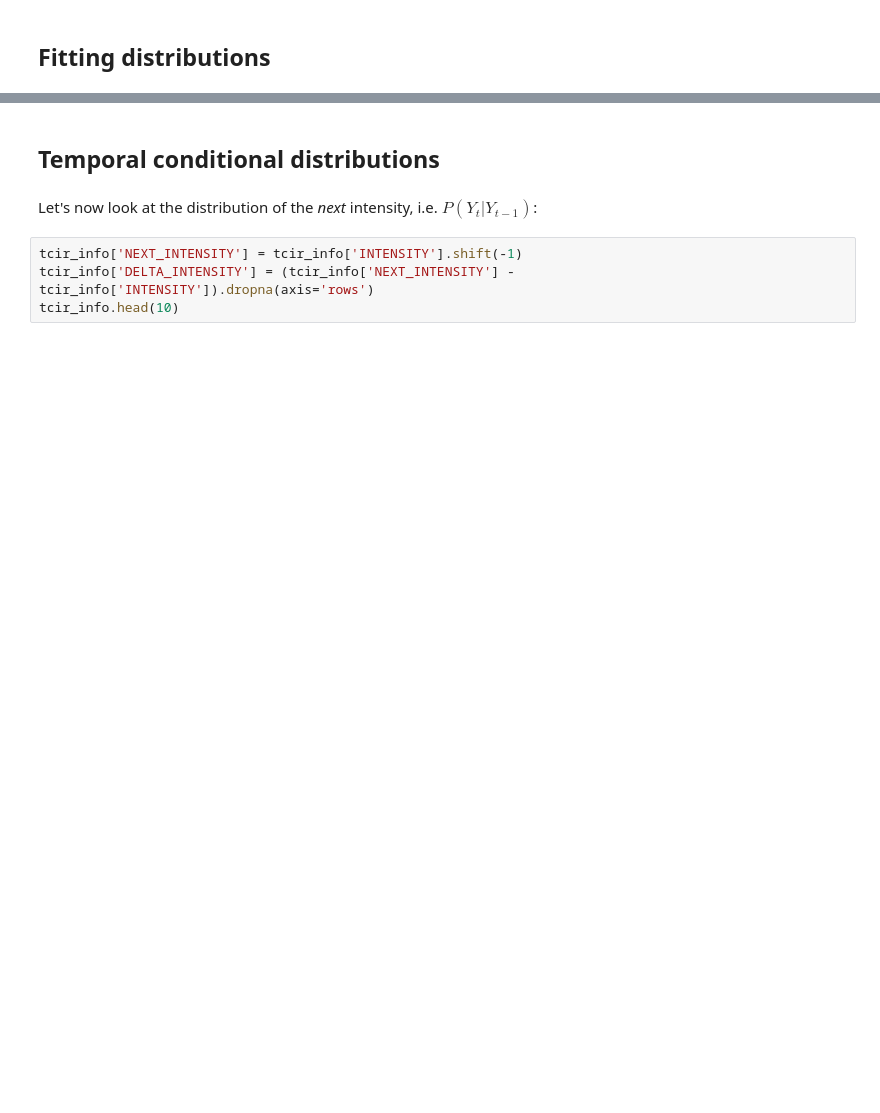
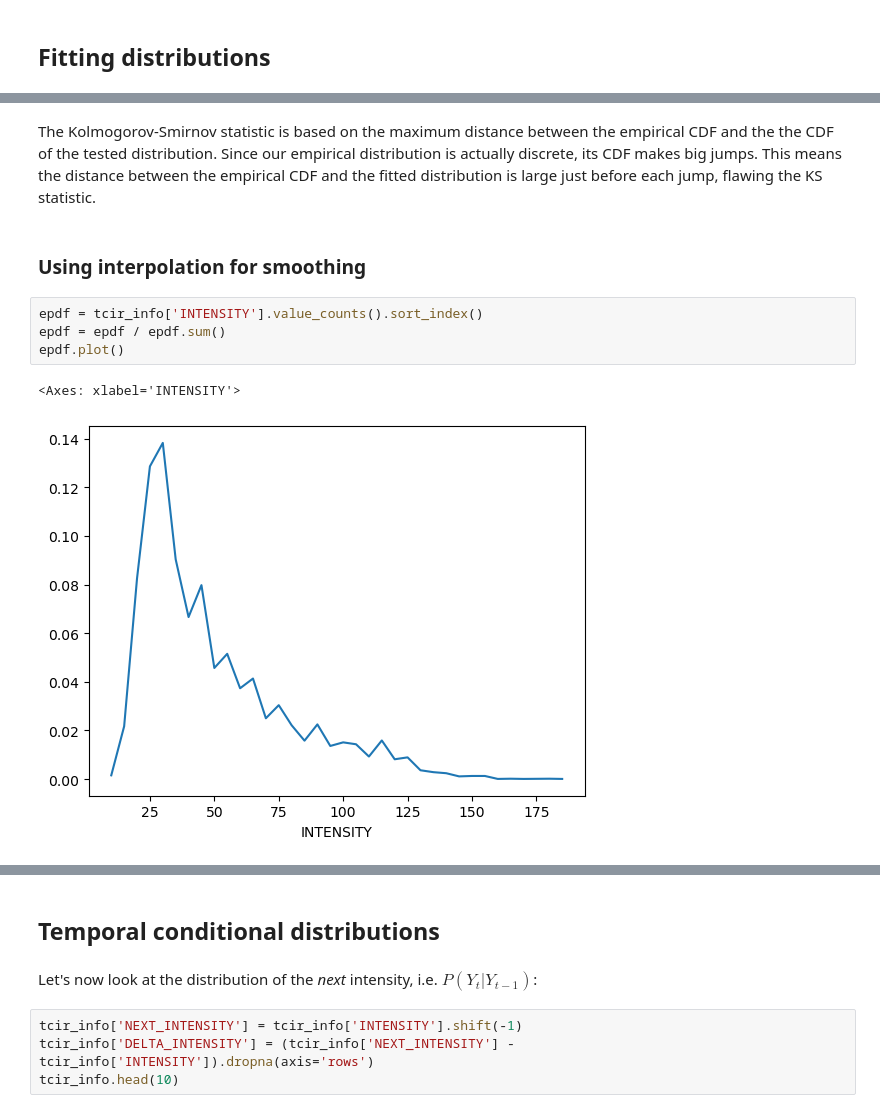
Before and after one commit to dauvillc/tc_probabilistic_forecasting, a Jupyter notebook: notebooks/explore_tcir.ipynb, the cells around one changed output, grey strips where cells are left out. Cells and saved outputs as stored; diff of their text form; blank space fills up the shorter version.

```diff
--- a/notebooks/explore_tcir.ipynb
+++ b/notebooks/explore_tcir.ipynb
@@ -73,0 +83,11 @@ plt.show()
+# %% [markdown]
+The Kolmogorov-Smirnov statistic is based on the maximum distance between the empirical CDF and the the CDF of the tested distribution. Since our empirical distribution is actually discrete, its CDF makes big jumps. This means the distance between the empirical CDF and the fitted distribution is large just before each jump, flawing the KS statistic.
+# %% [markdown]
+### Using interpolation for smoothing
+# %%
+epdf = tcir_info['INTENSITY'].value_counts().sort_index()
+epdf = epdf / epdf.sum()
+epdf.plot()
+# %% [output]
+<Axes: xlabel='INTENSITY'>
+[figure, added]
```
Also changed, not shown: parts of 17 cells of this notebook, 2 other files.
